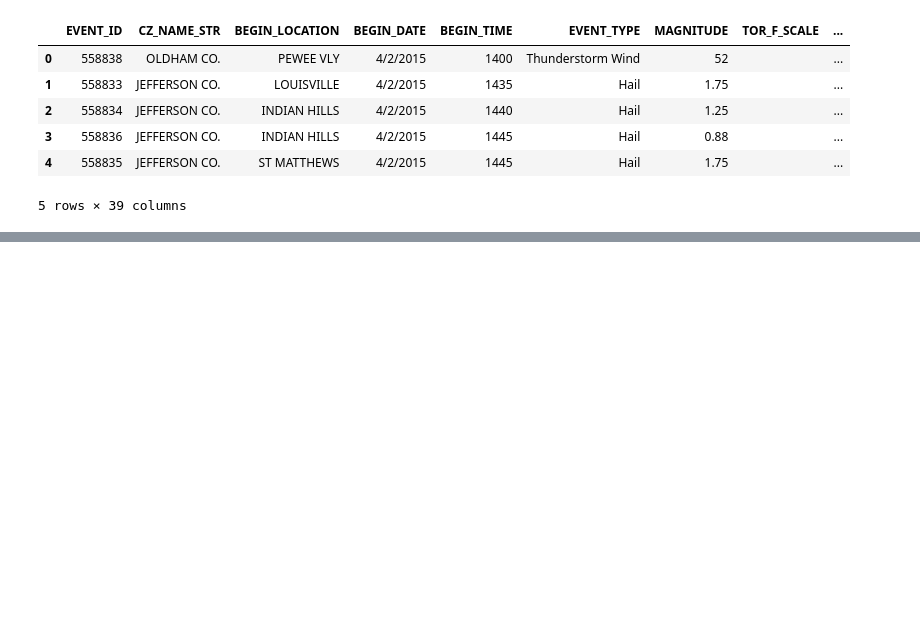
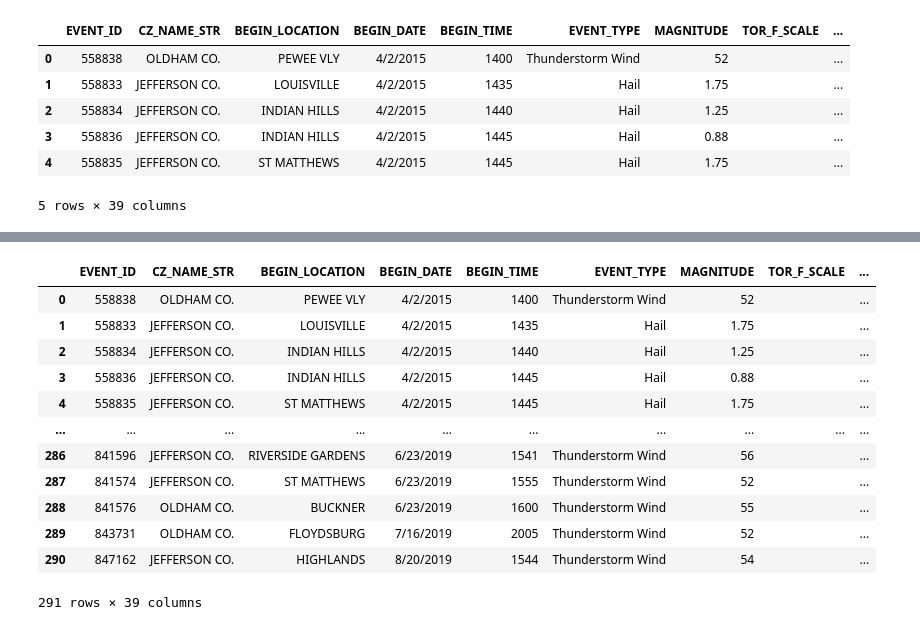
Before and after one commit to eugeniaduke/Is_Tornado_Activity_Increasing, a Jupyter notebook: Notebooks/Tornado_Tracks.ipynb, the cells around one changed output, grey strips where cells are left out. Drawn from its saved outputs; the diff is of its cells as text; code cells hidden in the pictures; blank space fills up the shorter version.

```diff
--- a/Notebooks/Tornado_Tracks.ipynb
+++ b/Notebooks/Tornado_Tracks.ipynb
@@ -1,7 +1,9 @@
 # %%
 import pandas as pd
+import geopy
+from geopy.geocoders import Nominatim
 
-tornado_tracks_df = pd.read_csv('Datasets/Tornado_tracks_2015_2019.csv')
+tornado_tracks_df = pd.read_csv('../Datasets/Tornado_tracks_2015_2019.csv')
 tornado_tracks_df.head()
 # %% [output]
 |  | EVENT_ID | CZ_NAME_STR | BEGIN_LOCATION | BEGIN_DATE | BEGIN_TIME | EVENT_TYPE | MAGNITUDE | TOR_F_SCALE | ... |
@@ -23,0 +33,16 @@ c:\Users\15025\Documents\CodeYou\Capstone
+# %%
+tornado_tracks_df
+# %% [output]
+|  | EVENT_ID | CZ_NAME_STR | BEGIN_LOCATION | BEGIN_DATE | BEGIN_TIME | EVENT_TYPE | MAGNITUDE | TOR_F_SCALE | ... |
+| 0 | 558838 | OLDHAM CO. | PEWEE VLY | 4/2/2015 | 1400 | Thunderstorm Wind | 52 |  | ... |
+| 1 | 558833 | JEFFERSON CO. | LOUISVILLE | 4/2/2015 | 1435 | Hail | 1.75 |  | ... |
+| 2 | 558834 | JEFFERSON CO. | INDIAN HILLS | 4/2/2015 | 1440 | Hail | 1.25 |  | ... |
+| 3 | 558836 | JEFFERSON CO. | INDIAN HILLS | 4/2/2015 | 1445 | Hail | 0.88 |  | ... |
+| 4 | 558835 | JEFFERSON CO. | ST MATTHEWS | 4/2/2015 | 1445 | Hail | 1.75 |  | ... |
+| ... | ... | ... | ... | ... | ... | ... | ... | ... | ... |
+| 286 | 841596 | JEFFERSON CO. | RIVERSIDE GARDENS | 6/23/2019 | 1541 | Thunderstorm Wind | 56 |  | ... |
+| 287 | 841574 | JEFFERSON CO. | ST MATTHEWS | 6/23/2019 | 1555 | Thunderstorm Wind | 52 |  | ... |
+| 288 | 841576 | OLDHAM CO. | BUCKNER | 6/23/2019 | 1600 | Thunderstorm Wind | 55 |  | ... |
+| 289 | 843731 | OLDHAM CO. | FLOYDSBURG | 7/16/2019 | 2005 | Thunderstorm Wind | 52 |  | ... |
+| 290 | 847162 | JEFFERSON CO. | HIGHLANDS | 8/20/2019 | 1544 | Thunderstorm Wind | 54 |  | ... |
+291 rows × 39 columns
```
Also changed, not shown: parts of 9 cells of this notebook, 2 other files.
